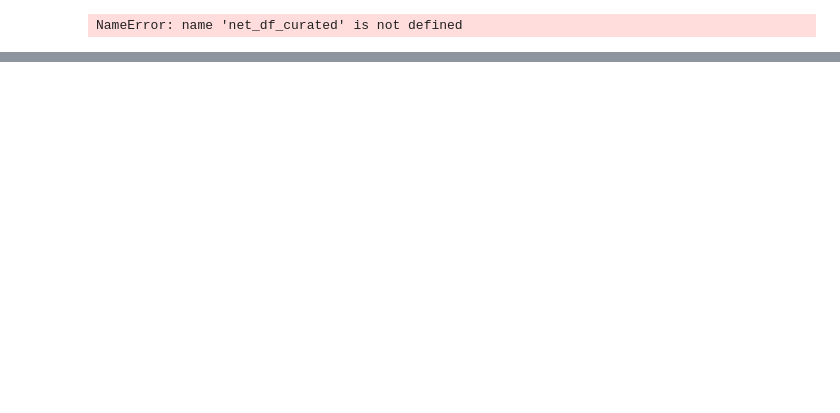
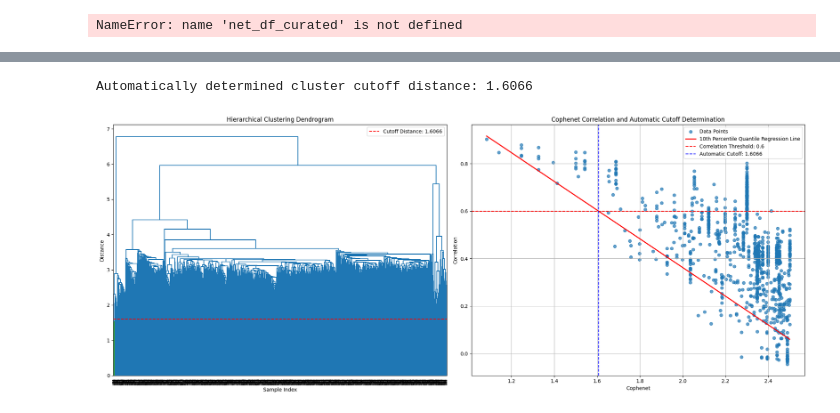
Before and after one commit to bionetslab/netmap, a Jupyter notebook: tutorials/use_case.ipynb, the cells around one changed output, grey strips where cells are left out. Cells and saved outputs as stored; diff of their text form; code cells hidden in the pictures; blank space fills up the shorter version.

```diff
--- a/tutorials/use_case.ipynb
+++ b/tutorials/use_case.ipynb
@@ -488,0 +445,5 @@ NameError: name 'net_df_curated' is not defined
+# %%
+cutoff = compute_regression(df, 2.5, dist_linkage = dist_linkage)
+# %% [output]
+Automatically determined cluster cutoff distance: 1.6066
+[figure, added]
```
Also changed, not shown: parts of 31 cells of this notebook, 6 other files.
